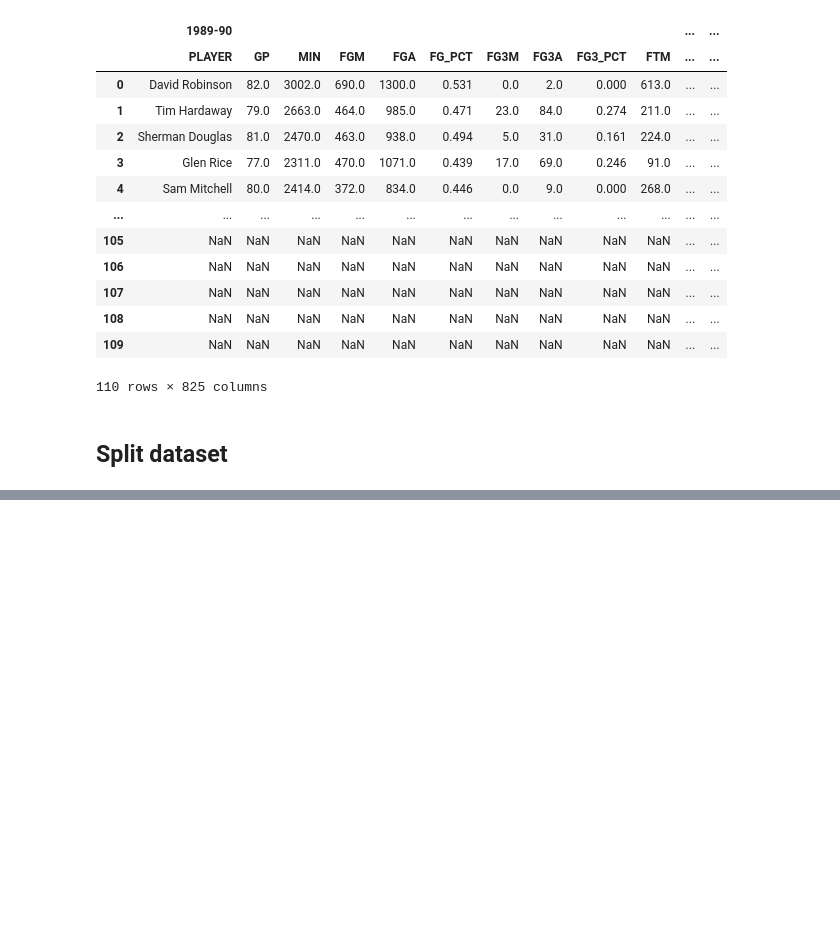
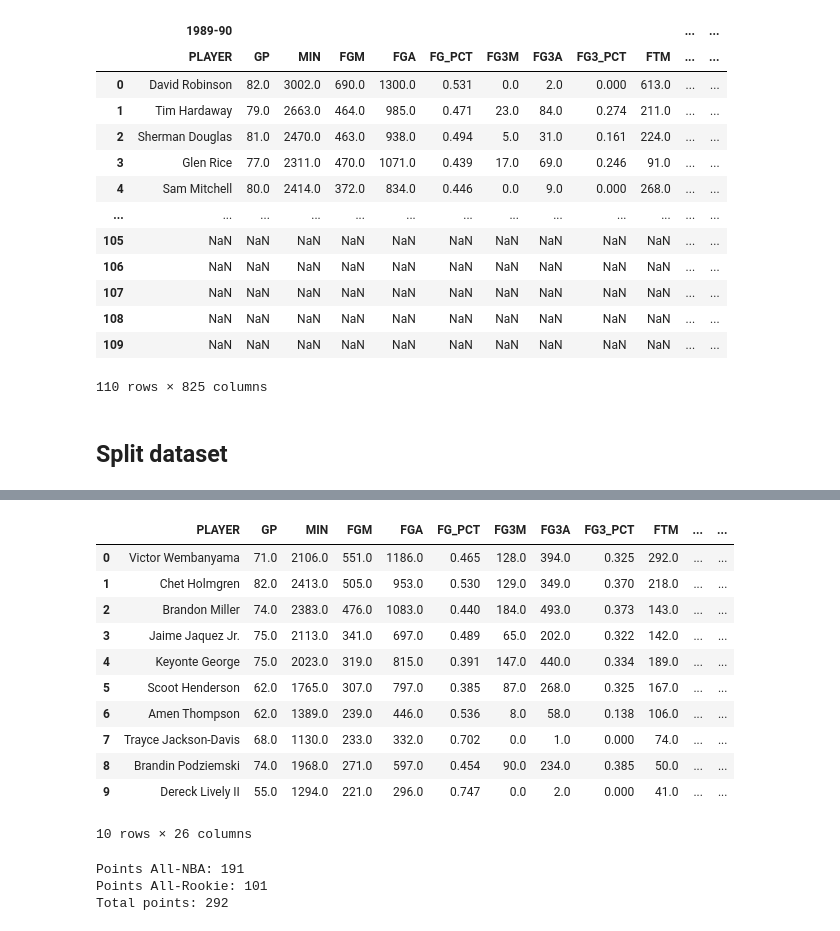
Before and after one commit to KozAAAAA/nba_predictions, a Jupyter notebook: nba_predictions.ipynb, the cells around one changed output, grey strips where cells are left out. Cells and saved outputs as stored; diff of their text form; code cells hidden in the pictures; blank space fills up the shorter version.

```diff
--- a/nba_predictions.ipynb
+++ b/nba_predictions.ipynb
@@ -278,0 +413,24 @@ test_combined_all_rookie = append_seasons_on_each_other(combined_all_rookie_df,
+# %%
+best_players_all_rookie_df
+# %% [output]
+|  | PLAYER | GP | MIN | FGM | FGA | FG_PCT | FG3M | FG3A | FG3_PCT | FTM | ... | ... |
+| 0 | Victor Wembanyama | 71.0 | 2106.0 | 551.0 | 1186.0 | 0.465 | 128.0 | 394.0 | 0.325 | 292.0 | ... | ... |
+| 1 | Chet Holmgren | 82.0 | 2413.0 | 505.0 | 953.0 | 0.530 | 129.0 | 349.0 | 0.370 | 218.0 | ... | ... |
+| 2 | Brandon Miller | 74.0 | 2383.0 | 476.0 | 1083.0 | 0.440 | 184.0 | 493.0 | 0.373 | 143.0 | ... | ... |
+| 3 | Jaime Jaquez Jr. | 75.0 | 2113.0 | 341.0 | 697.0 | 0.489 | 65.0 | 202.0 | 0.322 | 142.0 | ... | ... |
+| 4 | Keyonte George | 75.0 | 2023.0 | 319.0 | 815.0 | 0.391 | 147.0 | 440.0 | 0.334 | 189.0 | ... | ... |
+| 5 | Scoot Henderson | 62.0 | 1765.0 | 307.0 | 797.0 | 0.385 | 87.0 | 268.0 | 0.325 | 167.0 | ... | ... |
+| 6 | Amen Thompson | 62.0 | 1389.0 | 239.0 | 446.0 | 0.536 | 8.0 | 58.0 | 0.138 | 106.0 | ... | ... |
+| 7 | Trayce Jackson-Davis | 68.0 | 1130.0 | 233.0 | 332.0 | 0.702 | 0.0 | 1.0 | 0.000 | 74.0 | ... | ... |
+| 8 | Brandin Podziemski | 74.0 | 1968.0 | 271.0 | 597.0 | 0.454 | 90.0 | 234.0 | 0.385 | 50.0 | ... | ... |
+| 9 | Dereck Lively II | 55.0 | 1294.0 | 221.0 | 296.0 | 0.747 | 0.0 | 2.0 | 0.000 | 41.0 | ... | ... |
+10 rows × 26 columns
+# %%
+points = points_all_nba + points_all_rookie
+print(f"Points All-NBA: {points_all_nba}")
+print(f"Points All-Rookie: {points_all_rookie}")
+print(f"Total points: {points}")
+# %% [output]
+Points All-NBA: 191
+Points All-Rookie: 101
+Total points: 292
```
Also changed, not shown: parts of 16 cells of this notebook.
